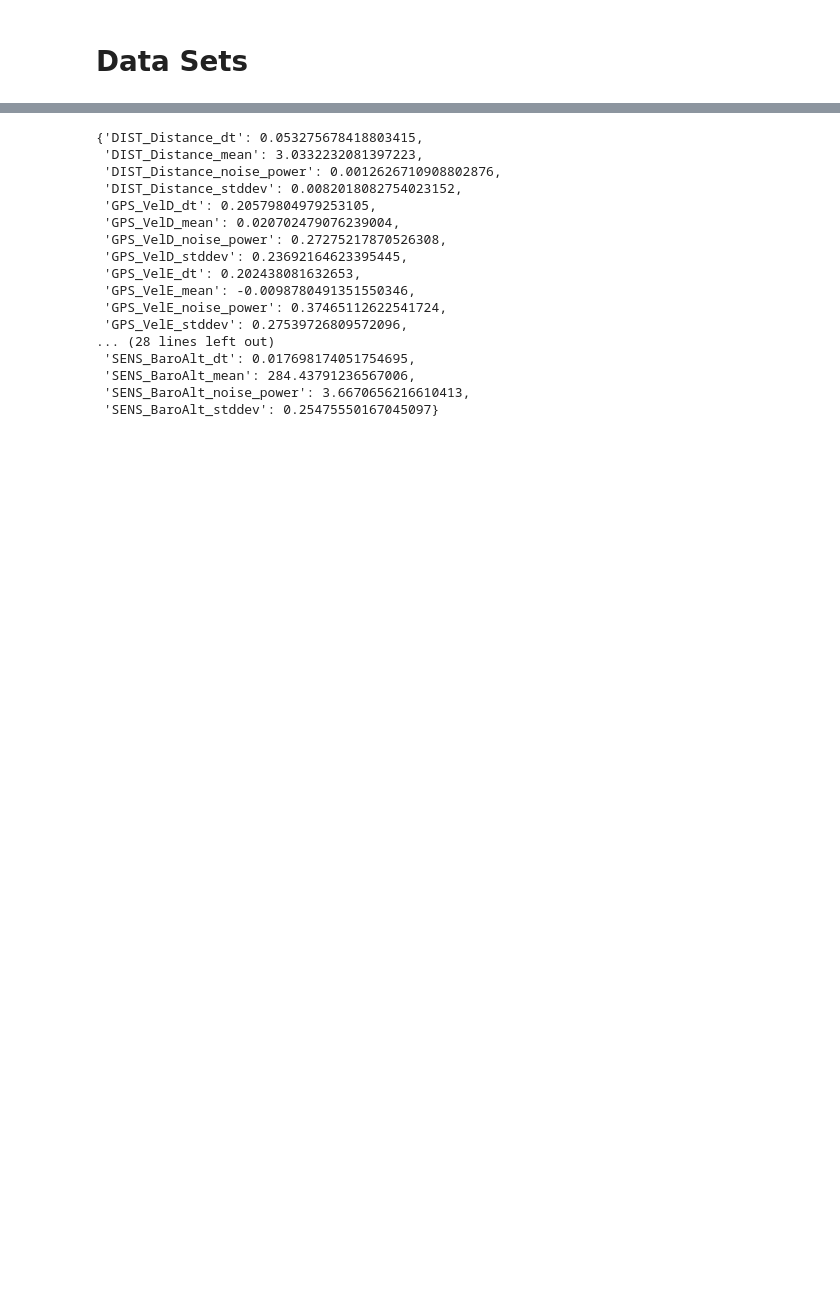
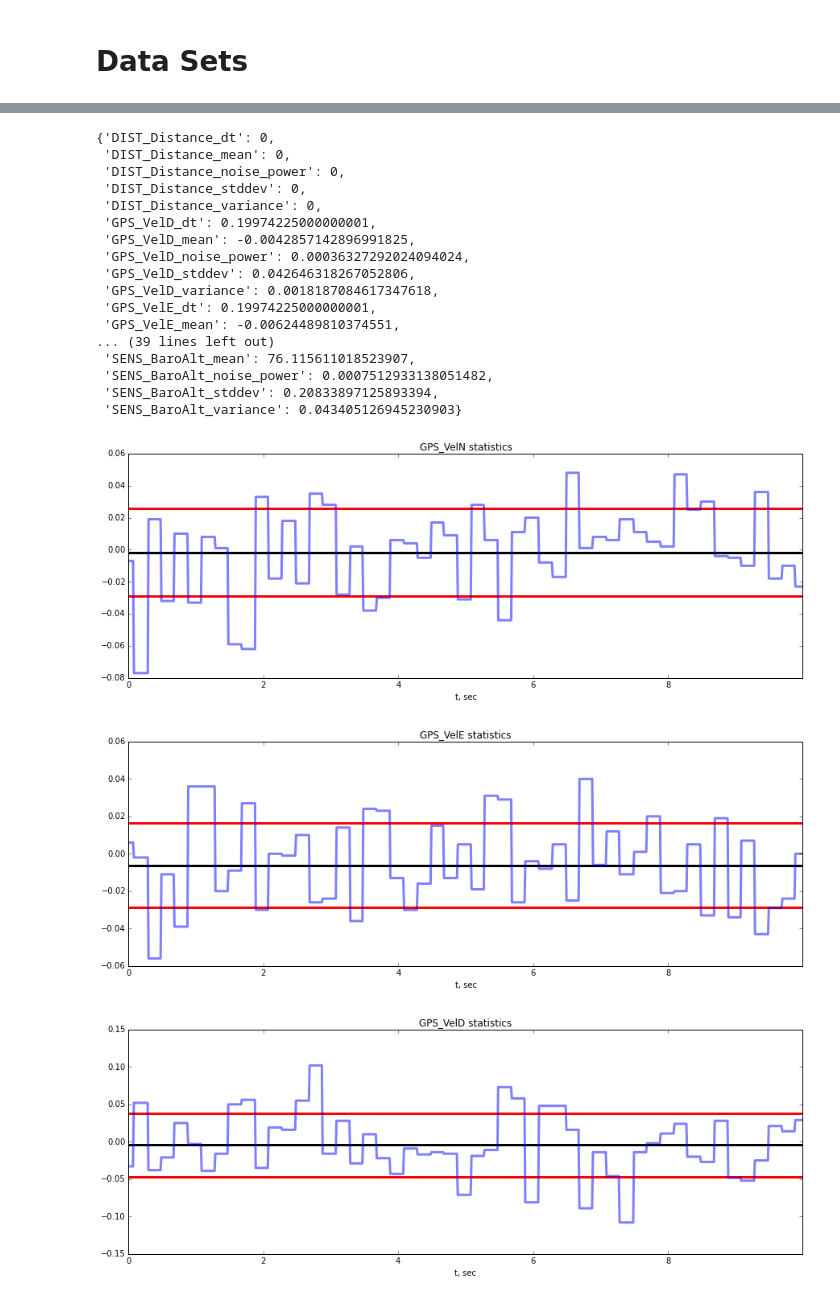
Before and after one commit to dronecrew/px4tools, a Jupyter notebook: notebooks/Sensor Statistics.ipynb, the cells around one changed output, grey strips where cells are left out. Saved outputs shown, nothing was run; the diff lists cells and outputs as text; code cells hidden in the pictures; blank space fills up the shorter version.

```diff
--- a/notebooks/Sensor Statistics.ipynb
+++ b/notebooks/Sensor Statistics.ipynb
@@ -14,23 +26,27 @@ data_flight = px4tools.process_data(pandas.read_csv('log/06-06-15/17_02_13.csv')
 # %%
-px4tools.statistics(data_bench[100:150], [
+stats_ground = px4tools.statistics(data_ground, [
         'GPS_VelN', 'GPS_VelE', 'GPS_VelD',
         'GPS_X', 'GPS_Y', 'GPS_Z', 'DIST_Distance',
-                        'IMU1_AccX', 'IMU1_AccY', 'IMU1_AccZ', 'SENS_BaroAlt'], plot=False)
+                        'IMU1_AccX', 'IMU1_AccY', 'IMU1_AccZ', 'SENS_BaroAlt'], plot=True)
+stats_ground
 # %% [output]
-{'DIST_Distance_dt': 0.053275678418803415,
- 'DIST_Distance_mean': 3.0332232081397223,
- 'DIST_Distance_noise_power': 0.0012626710908802876,
- 'DIST_Distance_stddev': 0.0082018082754023152,
- 'GPS_VelD_dt': 0.20579804979253105,
- 'GPS_VelD_mean': 0.020702479076239004,
- 'GPS_VelD_noise_power': 0.27275217870526308,
- 'GPS_VelD_stddev': 0.23692164623395445,
- 'GPS_VelE_dt': 0.202438081632653,
- 'GPS_VelE_mean': -0.0098780491351550346,
- 'GPS_VelE_noise_power': 0.37465112622541724,
- 'GPS_VelE_stddev': 0.27539726809572096,
-... (28 lines left out)
- 'SENS_BaroAlt_dt': 0.017698174051754695,
- 'SENS_BaroAlt_mean': 284.43791236567006,
- 'SENS_BaroAlt_noise_power': 3.6670656216610413,
- 'SENS_BaroAlt_stddev': 0.25475550167045097}
+{'DIST_Distance_dt': 0,
+ 'DIST_Distance_mean': 0,
+ 'DIST_Distance_noise_power': 0,
+ 'DIST_Distance_stddev': 0,
+ 'DIST_Distance_variance': 0,
+ 'GPS_VelD_dt': 0.19974225000000001,
+ 'GPS_VelD_mean': -0.0042857142896991825,
+ 'GPS_VelD_noise_power': 0.00036327292024094024,
+ 'GPS_VelD_stddev': 0.042646318267052806,
+ 'GPS_VelD_variance': 0.0018187084617347618,
+ 'GPS_VelE_dt': 0.19974225000000001,
+ 'GPS_VelE_mean': -0.00624489810374551,
+... (39 lines left out)
+ 'SENS_BaroAlt_mean': 76.115611018523907,
+ 'SENS_BaroAlt_noise_power': 0.0007512933138051482,
+ 'SENS_BaroAlt_stddev': 0.20833897125893394,
+ 'SENS_BaroAlt_variance': 0.043405126945230903}
+[figure, added]
+[figure, added]
+[figure, added]
```
Also changed, not shown: parts of 19 cells of this notebook, 11 other files.
